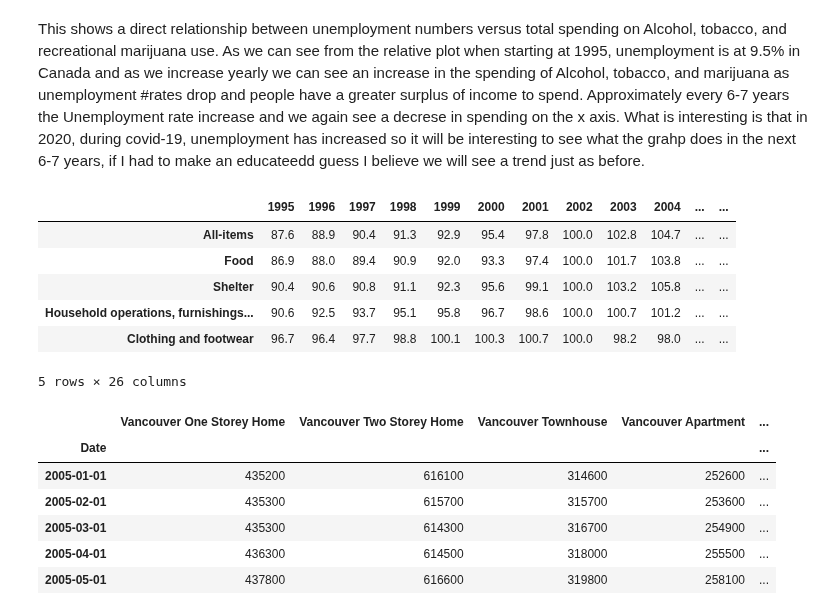
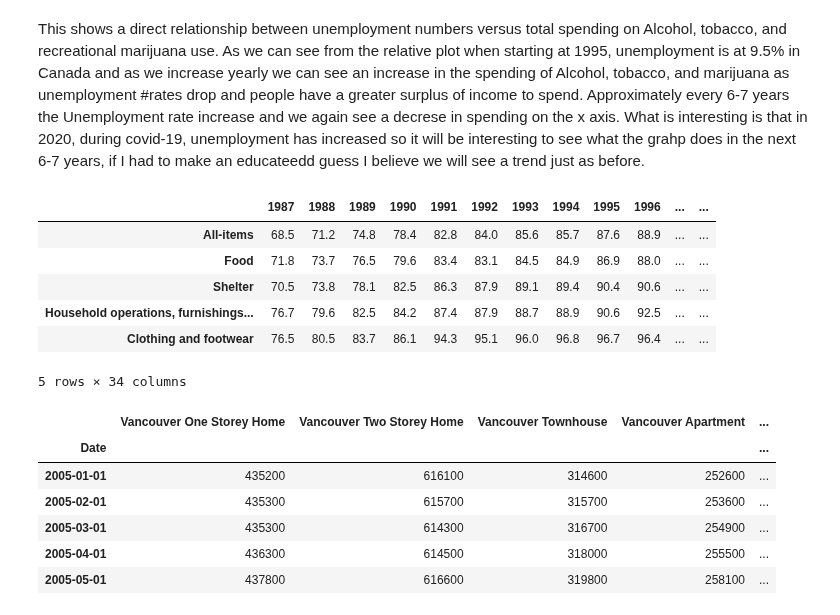
Before and after one commit to data301-2021-summer2/group-11-project, a Jupyter notebook: analysis/AndyMcLean/Milestone2.ipynb, the cells around one changed output. Saved outputs shown, nothing was run; the diff lists cells and outputs as text; code cells hidden in the pictures.

```diff
--- a/analysis/AndyMcLean/Milestone2.ipynb
+++ b/analysis/AndyMcLean/Milestone2.ipynb
@@ -38,16 +38,16 @@ Text(0.5, 1.0, 'Graph of Unemployment vs cost of Alcohol, Tobacco and Marijuana'
 # %% [markdown]
 This shows a direct relationship between unemployment numbers versus total spending on Alcohol, tobacco, and recreational marijuana use. As we can see from the relative plot when  starting at 1995, unemployment is at 9.5% in Canada and as we increase yearly we can see an increase in the spending of Alcohol, tobacco, and marijuana as unemployment #rates drop and people have a greater surplus of income to spend. Approximately every 6-7 years the Unemployment rate increase and we again see a decrese in spending on the x axis. What is interesting is that in 2020, during covid-19, unemployment has increased so it will be interesting to see what the grahp does in the next 6-7 years, if I had to make an educateedd guess I believe we will see a trend just as before.
 # %%
-dfyearsBack = pf.limitYears(DF_main, 27)
+dfyearsBack = pf.limitYears(DF_main, 35)
 dfyearsBack.head()
 # %% [output]
-|  | 1995 | 1996 | 1997 | 1998 | 1999 | 2000 | 2001 | 2002 | 2003 | 2004 | ... | ... |
-| All-items | 87.6 | 88.9 | 90.4 | 91.3 | 92.9 | 95.4 | 97.8 | 100.0 | 102.8 | 104.7 | ... | ... |
-| Food | 86.9 | 88.0 | 89.4 | 90.9 | 92.0 | 93.3 | 97.4 | 100.0 | 101.7 | 103.8 | ... | ... |
-| Shelter | 90.4 | 90.6 | 90.8 | 91.1 | 92.3 | 95.6 | 99.1 | 100.0 | 103.2 | 105.8 | ... | ... |
-| Household operations, furnishings... | 90.6 | 92.5 | 93.7 | 95.1 | 95.8 | 96.7 | 98.6 | 100.0 | 100.7 | 101.2 | ... | ... |
-| Clothing and footwear | 96.7 | 96.4 | 97.7 | 98.8 | 100.1 | 100.3 | 100.7 | 100.0 | 98.2 | 98.0 | ... | ... |
+|  | 1987 | 1988 | 1989 | 1990 | 1991 | 1992 | 1993 | 1994 | 1995 | 1996 | ... | ... |
+| All-items | 68.5 | 71.2 | 74.8 | 78.4 | 82.8 | 84.0 | 85.6 | 85.7 | 87.6 | 88.9 | ... | ... |
+| Food | 71.8 | 73.7 | 76.5 | 79.6 | 83.4 | 83.1 | 84.5 | 84.9 | 86.9 | 88.0 | ... | ... |
+| Shelter | 70.5 | 73.8 | 78.1 | 82.5 | 86.3 | 87.9 | 89.1 | 89.4 | 90.4 | 90.6 | ... | ... |
+| Household operations, furnishings... | 76.7 | 79.6 | 82.5 | 84.2 | 87.4 | 87.9 | 88.7 | 88.9 | 90.6 | 92.5 | ... | ... |
+| Clothing and footwear | 76.5 | 80.5 | 83.7 | 86.1 | 94.3 | 95.1 | 96.0 | 96.8 | 96.7 | 96.4 | ... | ... |
-5 rows × 26 columns
+5 rows × 34 columns
 # %%
 housePrices_DF.head()
 # %% [output]
```
Also changed, not shown: parts of 3 cells of this notebook.
